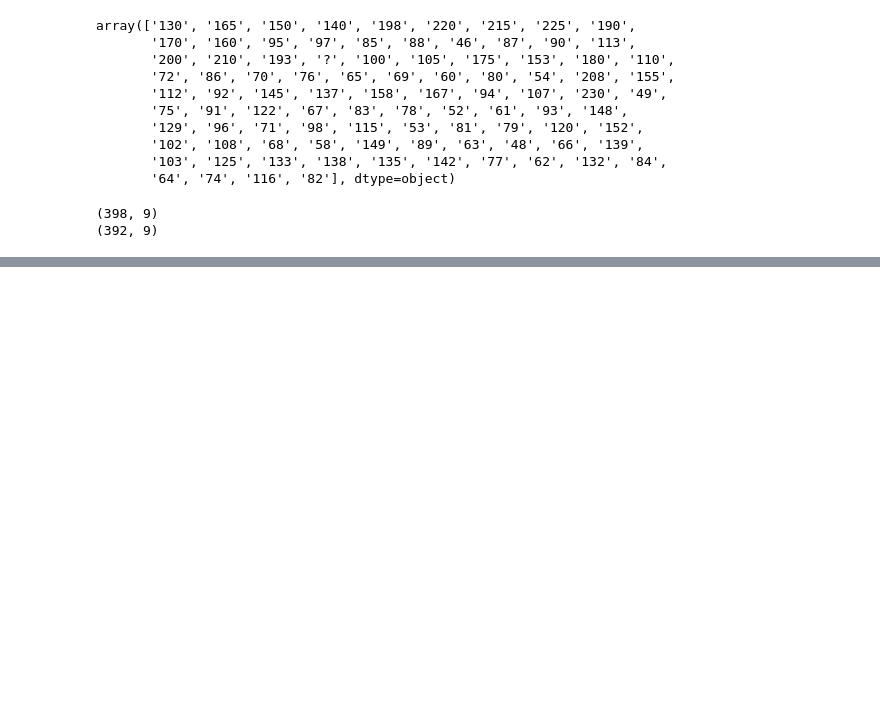
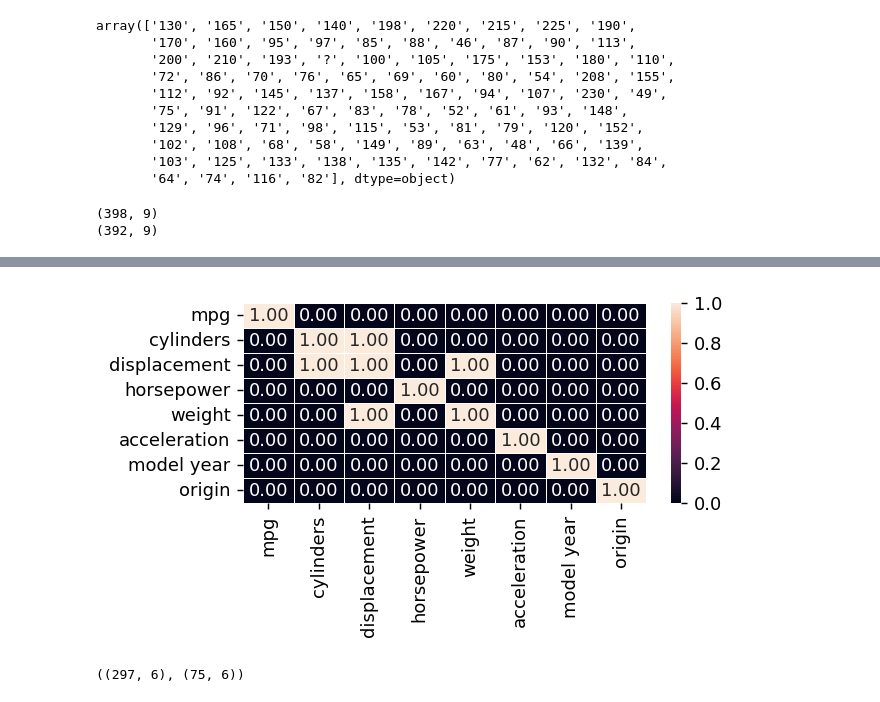
Before and after one commit to NatashaMoses/DataScience_Projects, a Jupyter notebook: Predict_FuelEfficiency_Tensorflow/Predict_FuelEfficiency_Using_Tensorflow.ipynb, the cells around one changed output, grey strips where cells are left out. Saved outputs shown, nothing was run; the diff lists cells and outputs as text; code cells hidden in the pictures; blank space fills up the shorter version.

```diff
--- a/Predict_FuelEfficiency_Tensorflow/Predict_FuelEfficiency_Using_Tensorflow.ipynb
+++ b/Predict_FuelEfficiency_Tensorflow/Predict_FuelEfficiency_Using_Tensorflow.ipynb
@@ -173,0 +221,4 @@ plt.show()
+# %%
+# create num df from clean data for correlation
+num_df_clean = clean_data.select_dtypes(include=['number'])
+num_df_clean.head()
@@ -173,0 +232,11 @@ plt.show()
+# %%
+# Correlation
+corr = num_df_clean.corr()
+
+plt.figure(dpi=130, figsize=(5,2))
+sns.heatmap(corr>0.9, annot=True, fmt='.2f', cbar=True, linewidths=0.5)
+plt.show()
+
+# 0-False 1-True
+# %% [output]
+[figure, added]
@@ -173,0 +246,11 @@ plt.show()
+# %%
+from sklearn.model_selection import train_test_split
+features = clean_data.drop(['mpg', 'car name'], axis=1)   #drop carname
+target = clean_data['mpg'].values
+
+X_train, X_test, Y_train, Y_test = train_test_split(features, target,
+									test_size=0.2,
+									random_state=22)
+X_train.shape, X_test.shape
+# %% [output]
+((297, 6), (75, 6))
```
Also changed, not shown: parts of 18 cells of this notebook, 1 other file.
